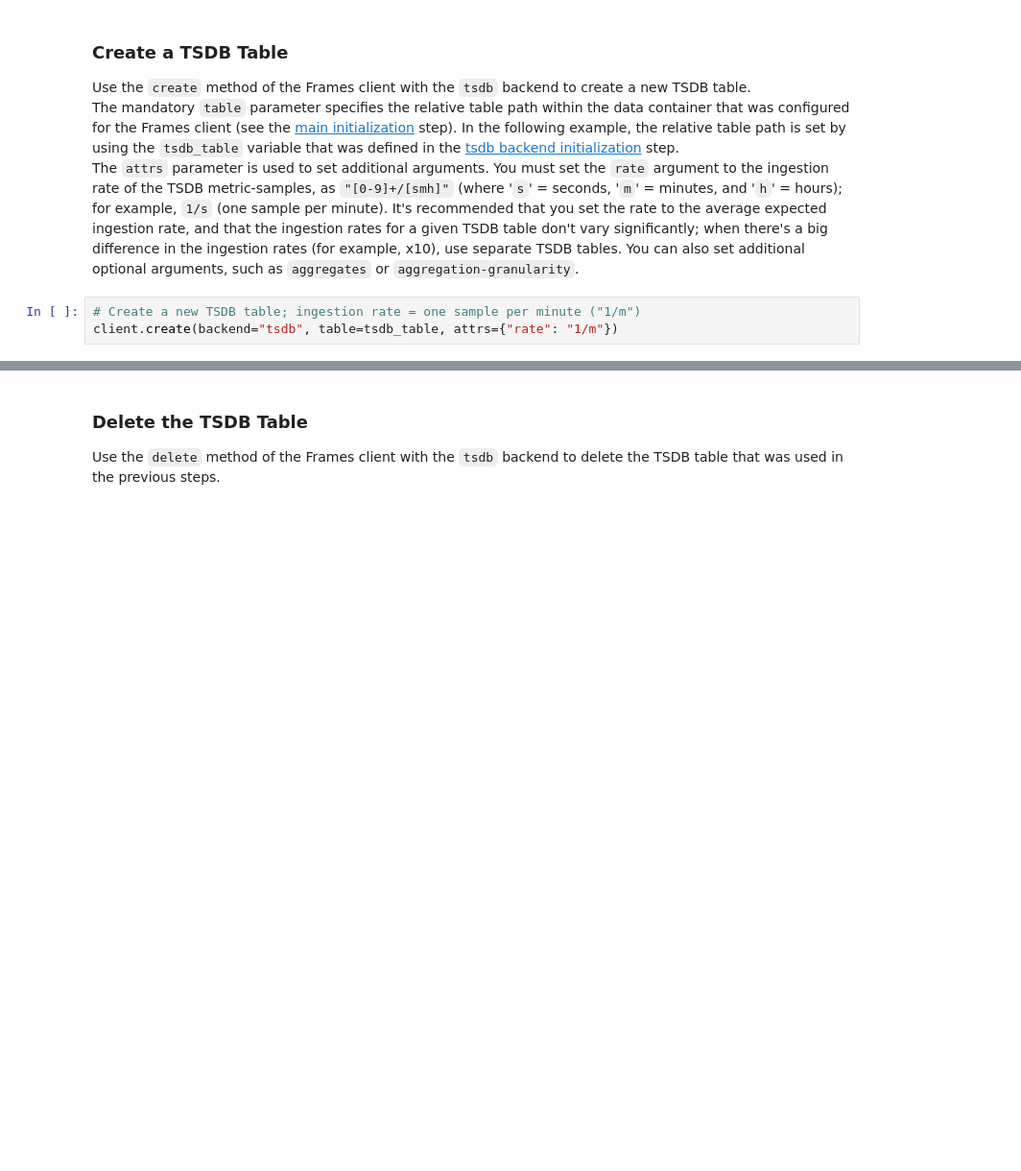
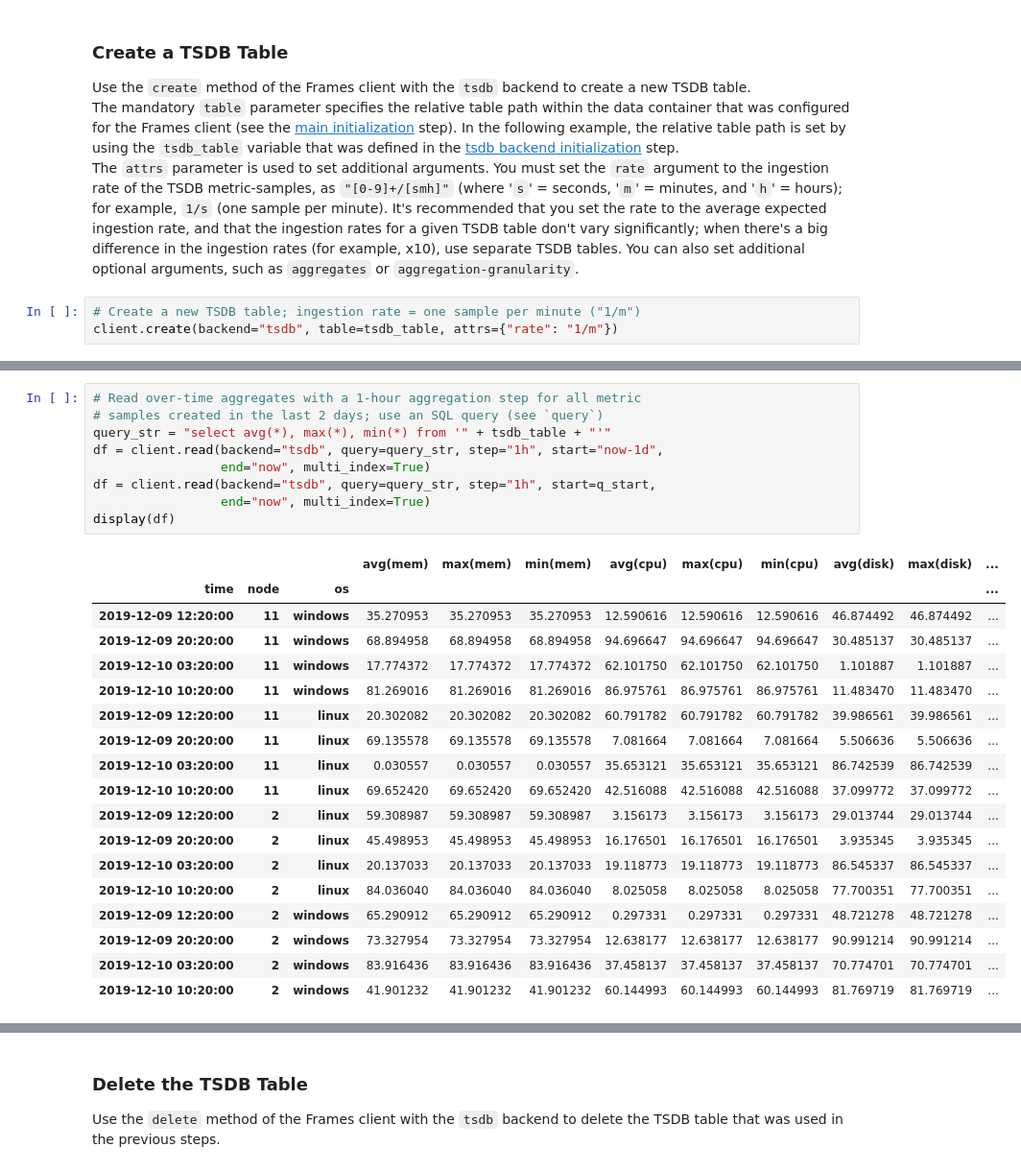
Before and after one commit to v3io/tutorials, a Jupyter notebook: getting-started/frames.ipynb, the cells around one changed output, grey strips where cells are left out. Shown at 96% size. Cells and saved outputs as stored; diff of their text form; blank space fills up the shorter version.

```diff
--- a/getting-started/frames.ipynb
+++ b/getting-started/frames.ipynb
@@ -309,0 +437,28 @@ tsdf.head()
+# %%
+# Read over-time aggregates with a 1-hour aggregation step for all metric
+# samples created in the last 2 days; use an SQL query (see `query`)
+query_str = "select avg(*), max(*), min(*) from '" + tsdb_table + "'"
+df = client.read(backend="tsdb", query=query_str, step="1h", start="now-1d",
+                 end="now", multi_index=True)
+df = client.read(backend="tsdb", query=query_str, step="1h", start=q_start,
+                 end="now", multi_index=True)
+display(df)
+# %% [output]
+|  |  |  | avg(mem) | max(mem) | min(mem) | avg(cpu) | max(cpu) | min(cpu) | avg(disk) | max(disk) | ... |
+| time | node | os |  |  |  |  |  |  |  |  | ... |
+| 2019-12-09 12:20:00 | 11 | windows | 35.270953 | 35.270953 | 35.270953 | 12.590616 | 12.590616 | 12.590616 | 46.874492 | 46.874492 | ... |
+| 2019-12-09 20:20:00 | 11 | windows | 68.894958 | 68.894958 | 68.894958 | 94.696647 | 94.696647 | 94.696647 | 30.485137 | 30.485137 | ... |
+| 2019-12-10 03:20:00 | 11 | windows | 17.774372 | 17.774372 | 17.774372 | 62.101750 | 62.101750 | 62.101750 | 1.101887 | 1.101887 | ... |
+| 2019-12-10 10:20:00 | 11 | windows | 81.269016 | 81.269016 | 81.269016 | 86.975761 | 86.975761 | 86.975761 | 11.483470 | 11.483470 | ... |
+| 2019-12-09 12:20:00 | 11 | linux | 20.302082 | 20.302082 | 20.302082 | 60.791782 | 60.791782 | 60.791782 | 39.986561 | 39.986561 | ... |
+| 2019-12-09 20:20:00 | 11 | linux | 69.135578 | 69.135578 | 69.135578 | 7.081664 | 7.081664 | 7.081664 | 5.506636 | 5.506636 | ... |
+| 2019-12-10 03:20:00 | 11 | linux | 0.030557 | 0.030557 | 0.030557 | 35.653121 | 35.653121 | 35.653121 | 86.742539 | 86.742539 | ... |
+| 2019-12-10 10:20:00 | 11 | linux | 69.652420 | 69.652420 | 69.652420 | 42.516088 | 42.516088 | 42.516088 | 37.099772 | 37.099772 | ... |
+| 2019-12-09 12:20:00 | 2 | linux | 59.308987 | 59.308987 | 59.308987 | 3.156173 | 3.156173 | 3.156173 | 29.013744 | 29.013744 | ... |
+| 2019-12-09 20:20:00 | 2 | linux | 45.498953 | 45.498953 | 45.498953 | 16.176501 | 16.176501 | 16.176501 | 3.935345 | 3.935345 | ... |
+| 2019-12-10 03:20:00 | 2 | linux | 20.137033 | 20.137033 | 20.137033 | 19.118773 | 19.118773 | 19.118773 | 86.545337 | 86.545337 | ... |
+| 2019-12-10 10:20:00 | 2 | linux | 84.036040 | 84.036040 | 84.036040 | 8.025058 | 8.025058 | 8.025058 | 77.700351 | 77.700351 | ... |
+| 2019-12-09 12:20:00 | 2 | windows | 65.290912 | 65.290912 | 65.290912 | 0.297331 | 0.297331 | 0.297331 | 48.721278 | 48.721278 | ... |
+| 2019-12-09 20:20:00 | 2 | windows | 73.327954 | 73.327954 | 73.327954 | 12.638177 | 12.638177 | 12.638177 | 90.991214 | 90.991214 | ... |
+| 2019-12-10 03:20:00 | 2 | windows | 83.916436 | 83.916436 | 83.916436 | 37.458137 | 37.458137 | 37.458137 | 70.774701 | 70.774701 | ... |
+| 2019-12-10 10:20:00 | 2 | windows | 41.901232 | 41.901232 | 41.901232 | 60.144993 | 60.144993 | 60.144993 | 81.769719 | 81.769719 | ... |
```
Also changed, not shown: parts of 17 cells of this notebook.
